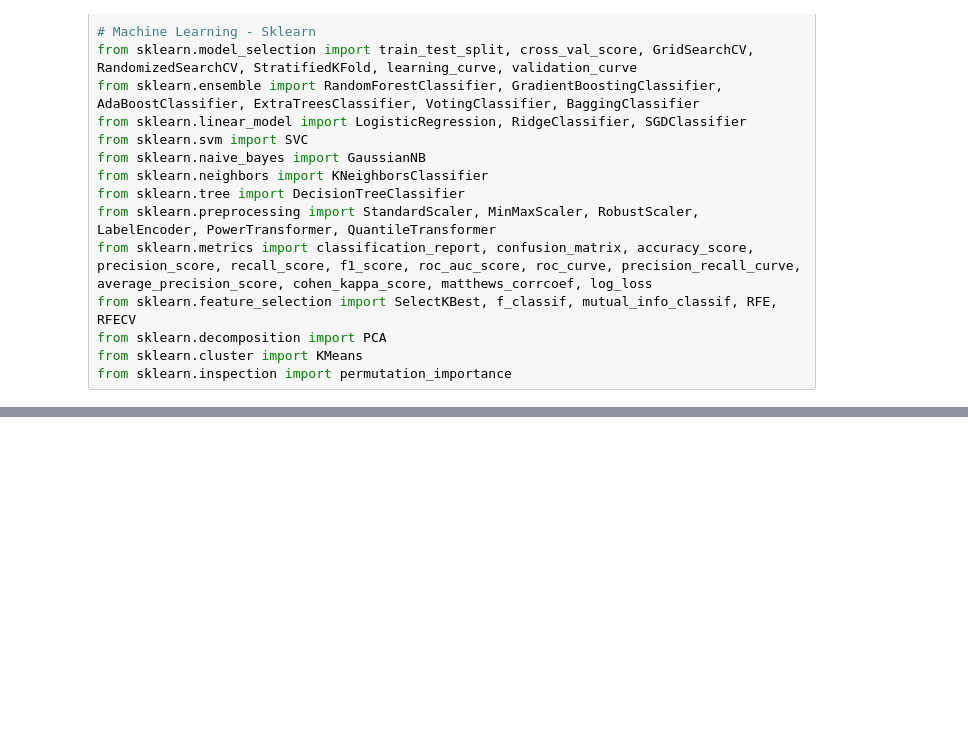
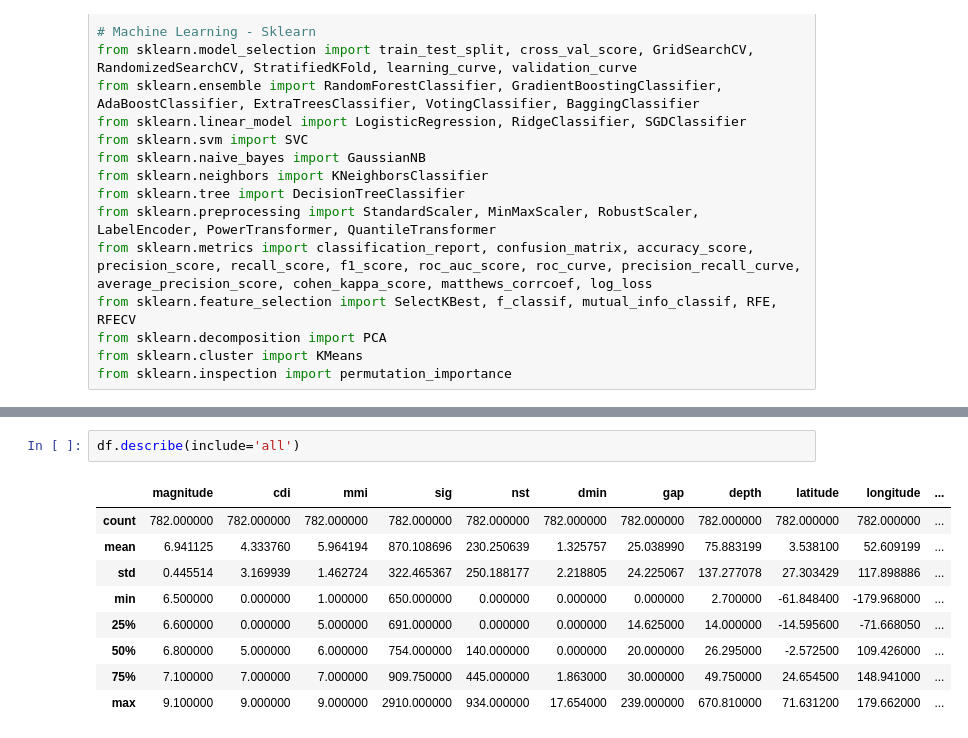
Before and after one commit to Nasalciuc/seismic_tsunami_ml_project, a Jupyter notebook: seismic_tsunami_analysis.ipynb, the cells around one changed output, grey strips where cells are left out. Cells and saved outputs as stored; diff of their text form; blank space fills up the shorter version.

```diff
--- a/seismic_tsunami_analysis.ipynb
+++ b/seismic_tsunami_analysis.ipynb
@@ -71,0 +73,12 @@ dtype: int64
+# %%
+df.describe(include='all')
+# %% [output]
+|  | magnitude | cdi | mmi | sig | nst | dmin | gap | depth | latitude | longitude | ... |
+| count | 782.000000 | 782.000000 | 782.000000 | 782.000000 | 782.000000 | 782.000000 | 782.000000 | 782.000000 | 782.000000 | 782.000000 | ... |
+| mean | 6.941125 | 4.333760 | 5.964194 | 870.108696 | 230.250639 | 1.325757 | 25.038990 | 75.883199 | 3.538100 | 52.609199 | ... |
+| std | 0.445514 | 3.169939 | 1.462724 | 322.465367 | 250.188177 | 2.218805 | 24.225067 | 137.277078 | 27.303429 | 117.898886 | ... |
+| min | 6.500000 | 0.000000 | 1.000000 | 650.000000 | 0.000000 | 0.000000 | 0.000000 | 2.700000 | -61.848400 | -179.968000 | ... |
+| 25% | 6.600000 | 0.000000 | 5.000000 | 691.000000 | 0.000000 | 0.000000 | 14.625000 | 14.000000 | -14.595600 | -71.668050 | ... |
+| 50% | 6.800000 | 5.000000 | 6.000000 | 754.000000 | 140.000000 | 0.000000 | 20.000000 | 26.295000 | -2.572500 | 109.426000 | ... |
+| 75% | 7.100000 | 7.000000 | 7.000000 | 909.750000 | 445.000000 | 1.863000 | 30.000000 | 49.750000 | 24.654500 | 148.941000 | ... |
+| max | 9.100000 | 9.000000 | 9.000000 | 2910.000000 | 934.000000 | 17.654000 | 239.000000 | 670.810000 | 71.631200 | 179.662000 | ... |
```
Also changed, not shown: parts of 5 cells of this notebook.
